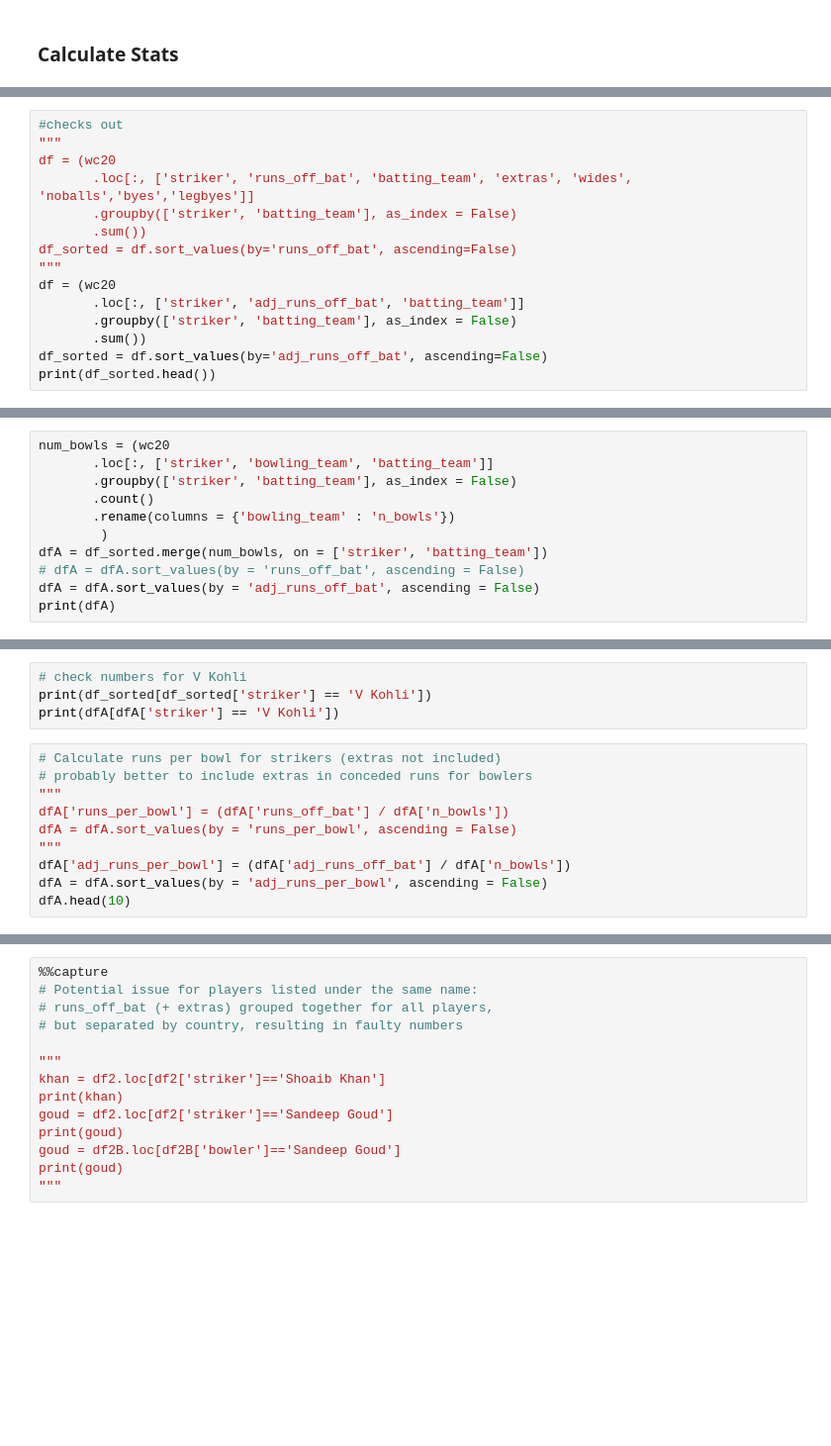
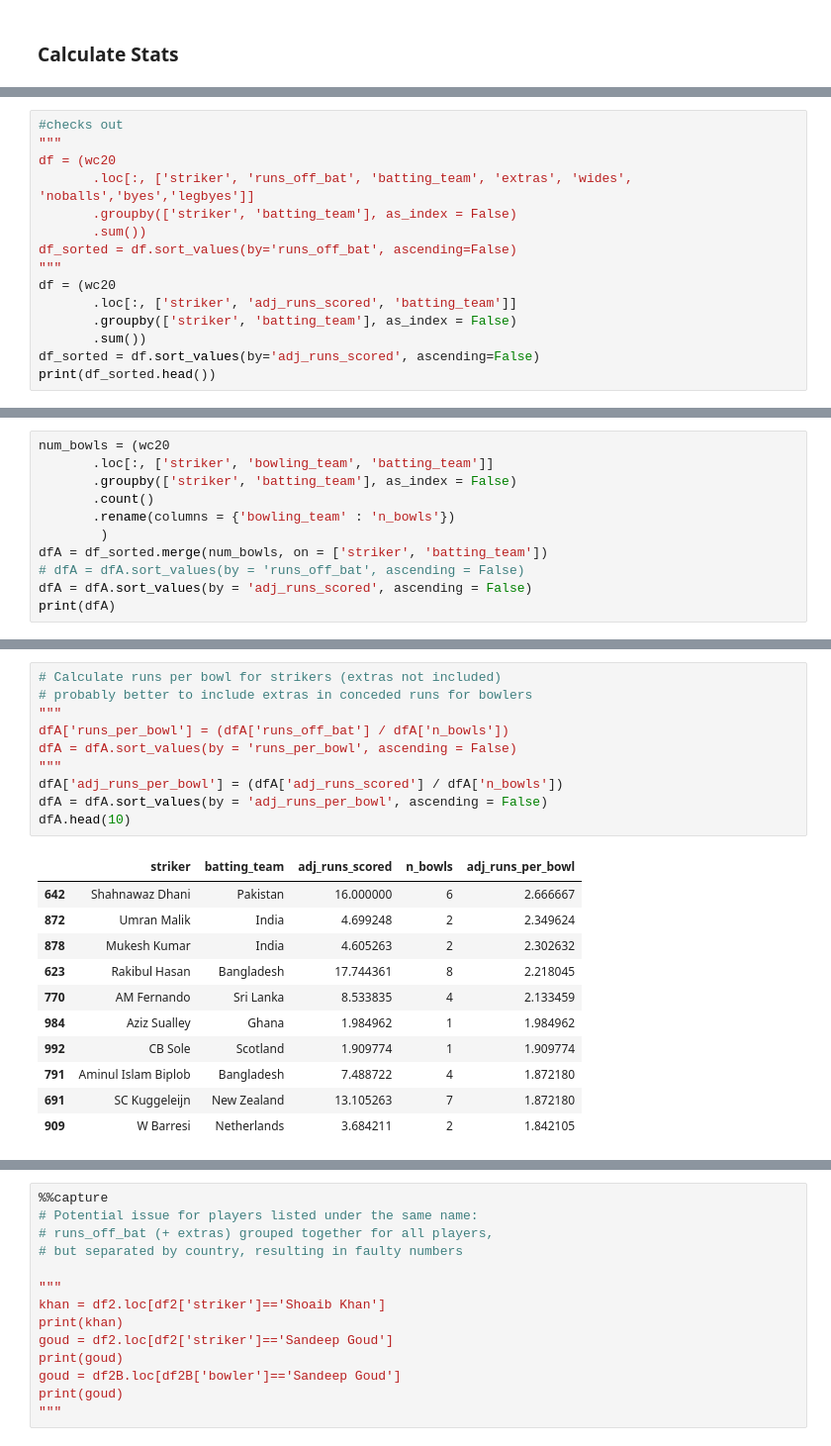
Before and after one commit to loreeian/wsa-cricket-2024-public, a Jupyter notebook: cricket_stats.ipynb, the cells around one changed output, grey strips where cells are left out. Shown at 99% size. Cells and saved outputs as stored; diff of their text form; blank space fills up the shorter version.

```diff
--- a/cricket_stats.ipynb
+++ b/cricket_stats.ipynb
@@ -143,8 +216,8 @@ df = (wc20
 df_sorted = df.sort_values(by='runs_off_bat', ascending=False)
 """
 df = (wc20
-       .loc[:, ['striker', 'adj_runs_off_bat', 'batting_team']]
+       .loc[:, ['striker', 'adj_runs_scored', 'batting_team']]
        .groupby(['striker', 'batting_team'], as_index = False)
        .sum())
-df_sorted = df.sort_values(by='adj_runs_off_bat', ascending=False)
+df_sorted = df.sort_values(by='adj_runs_scored', ascending=False)
 print(df_sorted.head())
@@ -157,5 +237,5 @@ num_bowls = (wc20
         )
 dfA = df_sorted.merge(num_bowls, on = ['striker', 'batting_team'])
 # dfA = dfA.sort_values(by = 'runs_off_bat', ascending = False)
-dfA = dfA.sort_values(by = 'adj_runs_off_bat', ascending = False)
+dfA = dfA.sort_values(by = 'adj_runs_scored', ascending = False)
 print(dfA)
@@ -162,17 +257,25 @@ print(dfA)
-# %%
-# check numbers for V Kohli
-print(df_sorted[df_sorted['striker'] == 'V Kohli'])
-print(dfA[dfA['striker'] == 'V Kohli'])
 # %%
 # Calculate runs per bowl for strikers (extras not included)
 # probably better to include extras in conceded runs for bowlers
 """
 dfA['runs_per_bowl'] = (dfA['runs_off_bat'] / dfA['n_bowls'])
 dfA = dfA.sort_values(by = 'runs_per_bowl', ascending = False)
 """
-dfA['adj_runs_per_bowl'] = (dfA['adj_runs_off_bat'] / dfA['n_bowls'])
+dfA['adj_runs_per_bowl'] = (dfA['adj_runs_scored'] / dfA['n_bowls'])
 dfA = dfA.sort_values(by = 'adj_runs_per_bowl', ascending = False)
 dfA.head(10)
+# %% [output]
+|  | striker | batting_team | adj_runs_scored | n_bowls | adj_runs_per_bowl |
+| 642 | Shahnawaz Dhani | Pakistan | 16.000000 | 6 | 2.666667 |
+| 872 | Umran Malik | India | 4.699248 | 2 | 2.349624 |
+| 878 | Mukesh Kumar | India | 4.605263 | 2 | 2.302632 |
+| 623 | Rakibul Hasan | Bangladesh | 17.744361 | 8 | 2.218045 |
+| 770 | AM Fernando | Sri Lanka | 8.533835 | 4 | 2.133459 |
+| 984 | Aziz Sualley | Ghana | 1.984962 | 1 | 1.984962 |
+| 992 | CB Sole | Scotland | 1.909774 | 1 | 1.909774 |
+| 791 | Aminul Islam Biplob | Bangladesh | 7.488722 | 4 | 1.872180 |
+| 691 | SC Kuggeleijn | New Zealand | 13.105263 | 7 | 1.872180 |
+| 909 | W Barresi | Netherlands | 3.684211 | 2 | 1.842105 |
 # %%
 # Calculate runs conceded per bowl for bowlers (extras included)
 """
```
Also changed, not shown: parts of 15 cells of this notebook.
